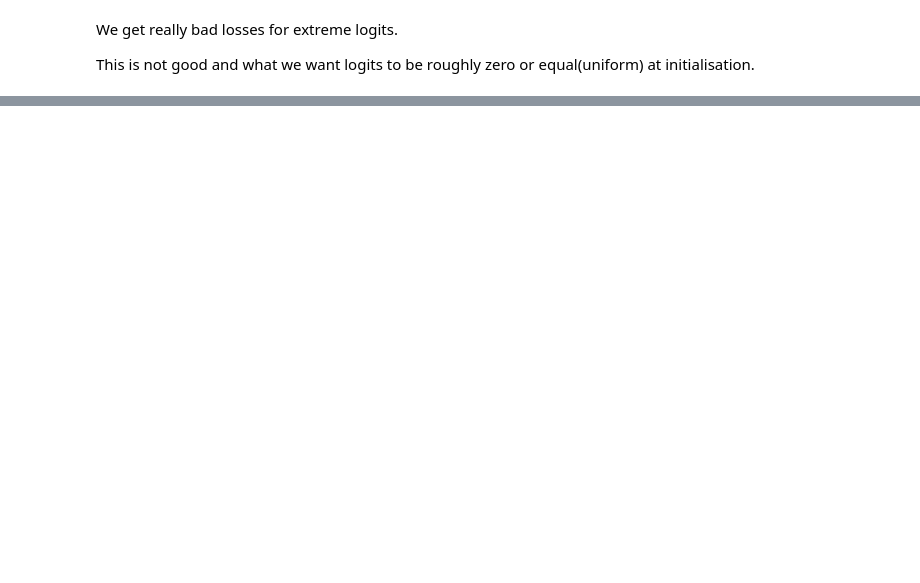
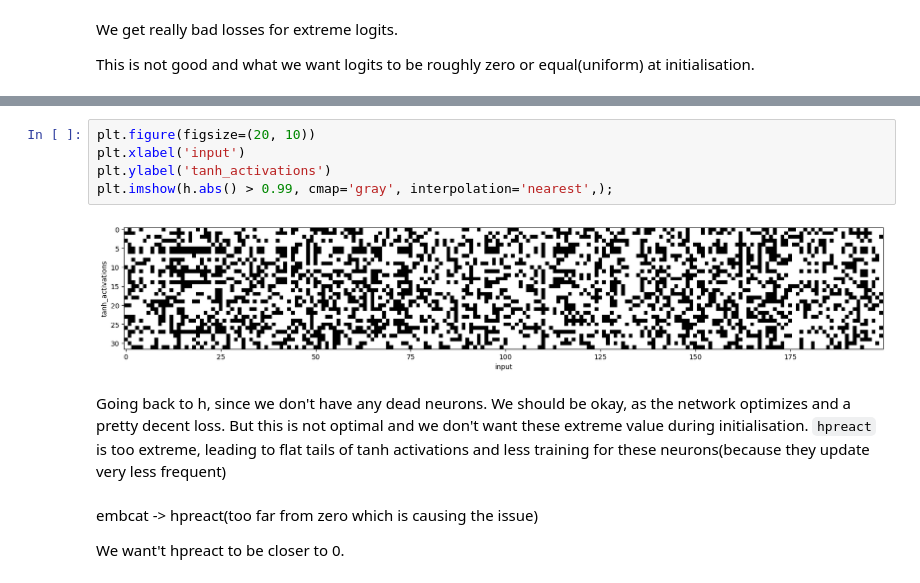
Before and after one commit to JpChii/makemore, a Jupyter notebook: 4-activations, gradients, batchnorm.ipynb, the cells around one changed output, grey strips where cells are left out. Cells and saved outputs as stored; diff of their text form; blank space fills up the shorter version.

```diff
--- a/4-activations, gradients, batchnorm.ipynb
+++ b/4-activations, gradients, batchnorm.ipynb
@@ -311,0 +564,14 @@ PermissionError: [Errno 13] Permission denied: '/Users/jayaprakashsivagami/.conf
+# %%
+plt.figure(figsize=(20, 10))
+plt.xlabel('input')
+plt.ylabel('tanh_activations')
+plt.imshow(h.abs() > 0.99, cmap='gray', interpolation='nearest',);
+# %% [output]
+[figure, added]
+# %% [markdown]
+Going back to h, since we don't have any dead neurons. We should be okay, as the network optimizes and a pretty decent loss.
+But this is not optimal and we don't want these extreme value during initialisation. `hpreact` is too extreme, leading to flat tails of tanh activations and less training for these neurons(because they update very less frequent)
+# %% [markdown]
+embcat -> hpreact(too far from zero which is causing the issue)
+
+We want't hpreact to be closer to 0.
```
Also changed, not shown: parts of 41 cells of this notebook.
